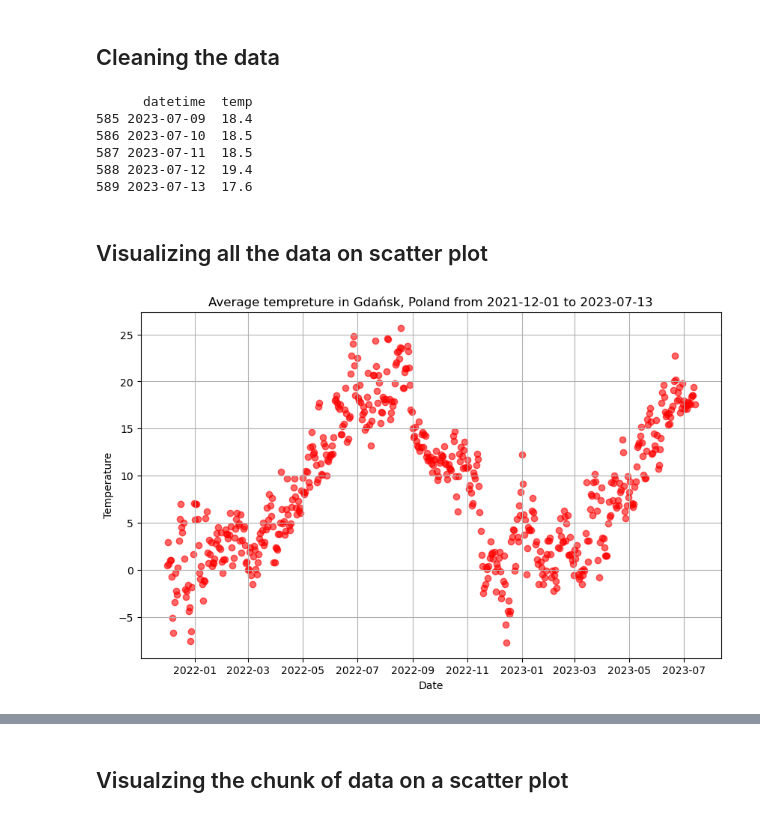
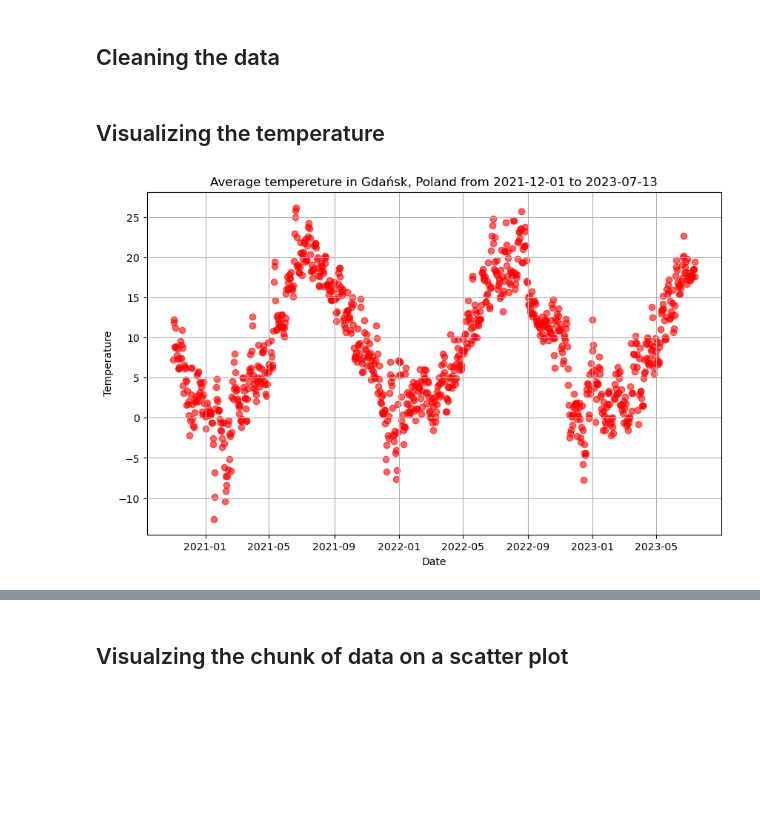
Before and after one commit to ODondalski/WeatherPatterns, a Jupyter notebook: weather.ipynb, the cells around one changed output, grey strips where cells are left out. Cells and saved outputs as stored; diff of their text form; code cells hidden in the pictures; blank space fills up the shorter version.

Commit message:
Upgrading the main temperature plot

```diff
--- a/weather.ipynb
+++ b/weather.ipynb
@@ -19,26 +25,16 @@ data.tail()
 # %% [markdown]
 ## Cleaning the data
-# %%
-new_data = data[['datetime','temp']].copy()
-
-new_data['datetime'] = pd.to_datetime(new_data['datetime'])
-print(new_data.tail())
-# %% [output]
-      datetime  temp
-585 2023-07-09  18.4
-586 2023-07-10  18.5
-587 2023-07-11  18.5
-588 2023-07-12  19.4
-589 2023-07-13  17.6
+# %%
+data['datetime'] = pd.to_datetime(data['datetime'])
 # %% [markdown]
-## Visualizing all the data on scatter plot
+## Visualizing the temperature
 # %%
 plt.figure(figsize=(10, 6))
-plt.scatter(x=new_data['datetime'], y=new_data['temp'], color='red', alpha=0.6)
+plt.scatter(x=data['datetime'], y=data['temp'], color='red', alpha=0.6)
 plt.xlabel('Date')
 plt.ylabel('Temperature')
-plt.title('Average tempreture in Gdańsk, Poland from 2021-12-01 to 2023-07-13')
+plt.title('Average tempereture in Gdańsk, Poland from 2021-12-01 to 2023-07-13')
 plt.grid()
 plt.show()
 # %% [output]
-[figure, old version]
+[figure, new version]
```
Also changed, not shown: parts of 8 cells of this notebook, 1 other file.
